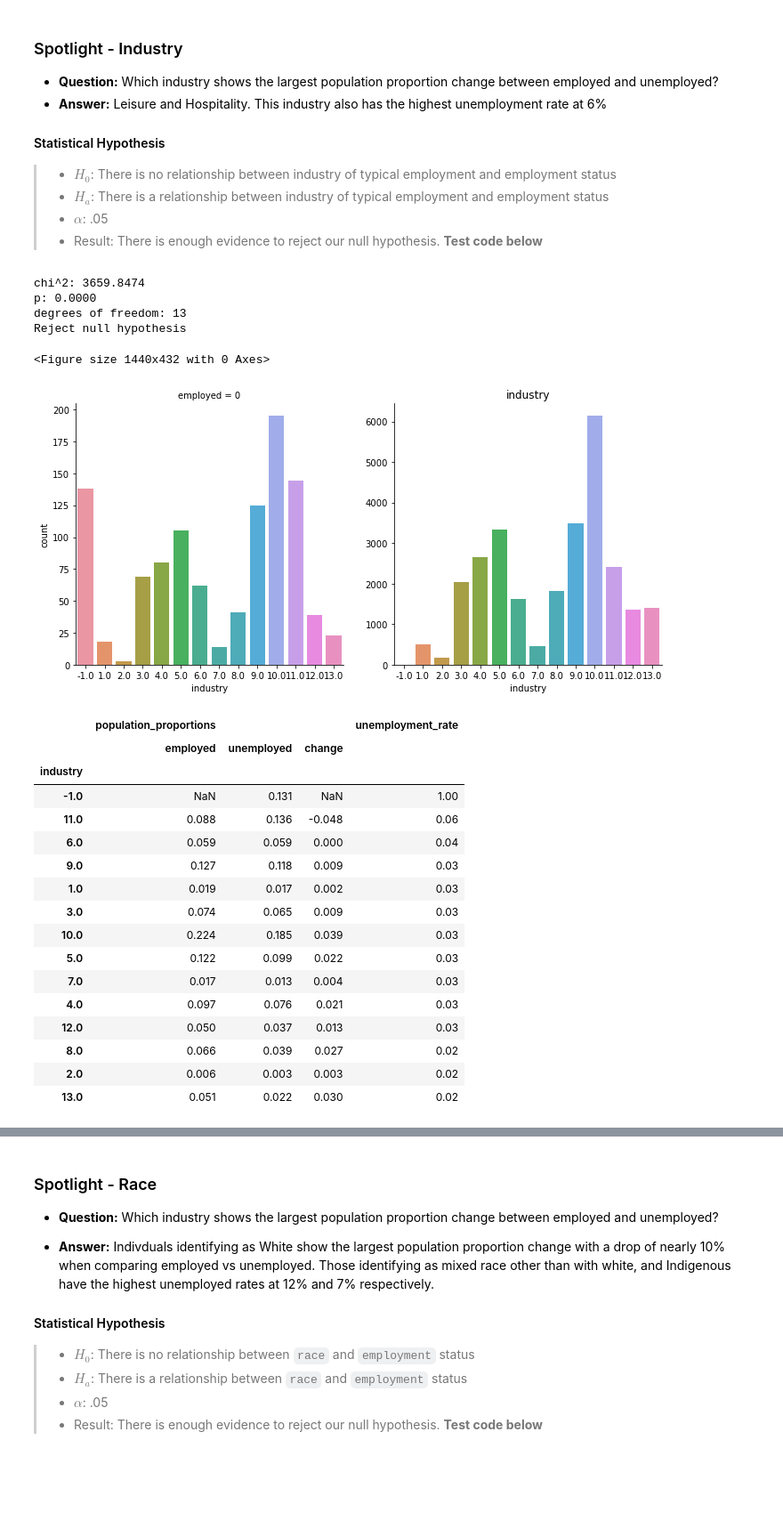
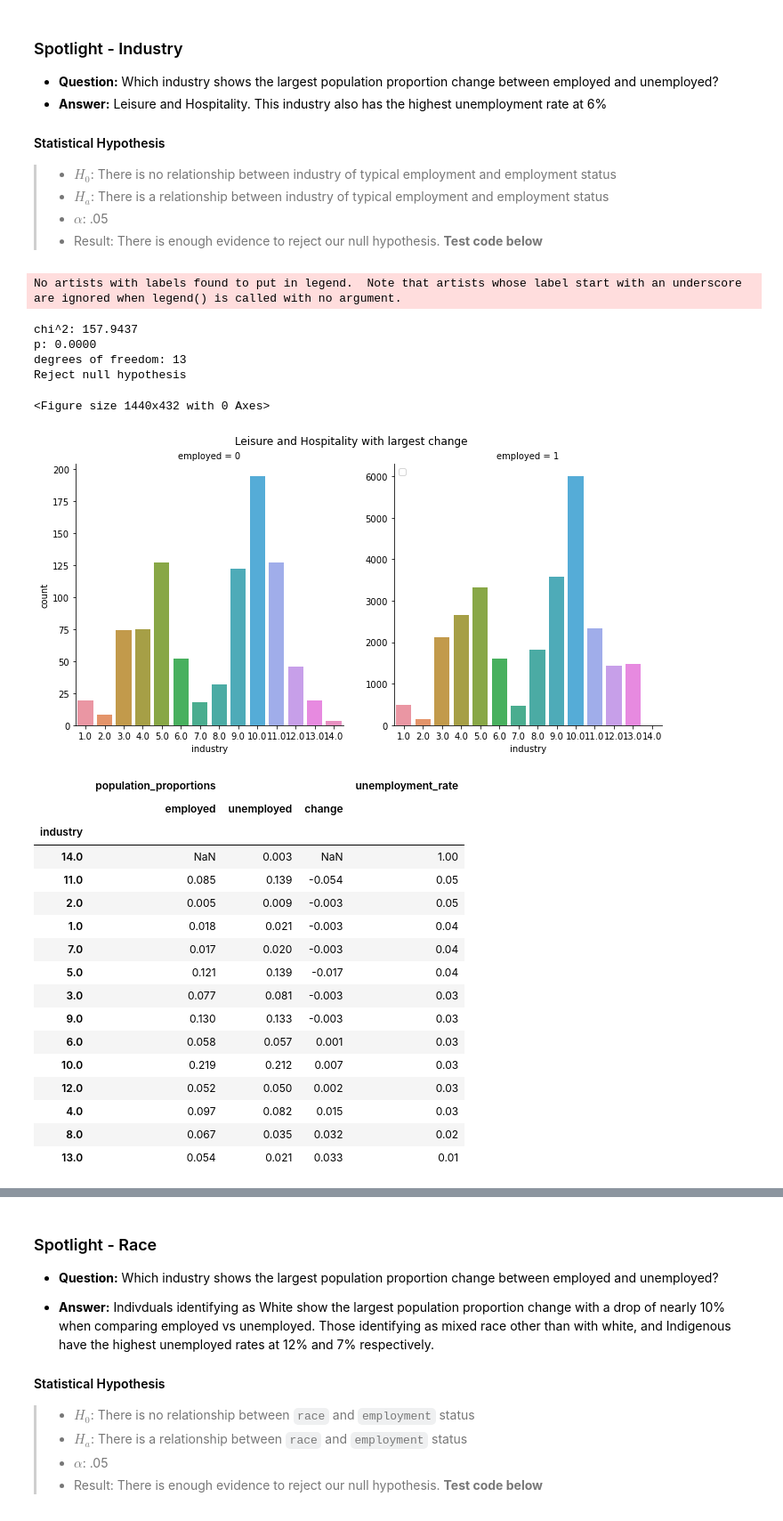
Before and after one commit to joshua-shorterivey/unemployment_project, a Jupyter notebook: Final Report.ipynb, the cells around one changed output, grey strips where cells are left out. Shown: that part at 89% size. Saved outputs shown, nothing was run; the diff lists cells and outputs as text; code cells hidden in the pictures; blank space fills up the shorter version.

```diff
--- a/Final Report.ipynb
+++ b/Final Report.ipynb
@@ -43,5 +48,4 @@ reload()
 # %%
-#calling prepare/acquire functions from module to acruire data subsets
+#calling prepare/acquire functions from module to acquire and split data subsets
 df = wrangle.prep_aug()
-
-train, validate, test, train_scaled, validate_scaled, test_scaled = model.split_scale(df)
+train, validate, test, train_scaled, validate_scaled, test_scaled = wrangle.split_scale(df, 'y')
@@ -75,29 +83,31 @@ See the caveats in the documentation: https://pandas.pydata.org/pandas-docs/stab
 >* ${H_a}$: There is a relationship between industry of typical employment and employment status
 >* ${\alpha}$: .05
 >* Result: There is enough evidence to reject our null hypothesis. **Test code below**
-# %%
-model.spotlight_stats(train, 'industry')
-# %% [output]
-chi^2: 3659.8474
-p: 0.0000
-degrees of freedom: 13
-Reject null hypothesis
-<Figure size 1440x432 with 0 Axes>
-[figure, removed]
-|  | population_proportions |  |  | unemployment_rate |
-|  | employed | unemployed | change |  |
-| industry |  |  |  |  |
-| -1.0 | NaN | 0.131 | NaN | 1.00 |
-| 11.0 | 0.088 | 0.136 | -0.048 | 0.06 |
-| 6.0 | 0.059 | 0.059 | 0.000 | 0.04 |
-| 9.0 | 0.127 | 0.118 | 0.009 | 0.03 |
-| 1.0 | 0.019 | 0.017 | 0.002 | 0.03 |
-| 3.0 | 0.074 | 0.065 | 0.009 | 0.03 |
-| 10.0 | 0.224 | 0.185 | 0.039 | 0.03 |
-| 5.0 | 0.122 | 0.099 | 0.022 | 0.03 |
-| 7.0 | 0.017 | 0.013 | 0.004 | 0.03 |
-| 4.0 | 0.097 | 0.076 | 0.021 | 0.03 |
-| 12.0 | 0.050 | 0.037 | 0.013 | 0.03 |
-| 8.0 | 0.066 | 0.039 | 0.027 | 0.02 |
-| 2.0 | 0.006 | 0.003 | 0.003 | 0.02 |
-| 13.0 | 0.051 | 0.022 | 0.030 | 0.02 |
+# %%
+#calls function to display visuals and results of statistical analysis and testing
+model.spotlight_stats(train, 'industry', 'Leisure and Hospitality with largest change')
+# %% [output]
+No artists with labels found to put in legend.  Note that artists whose label start with an underscore are ignored when legend() is called with no argument.
+chi^2: 157.9437
+p: 0.0000
+degrees of freedom: 13
+Reject null hypothesis
+<Figure size 1440x432 with 0 Axes>
+[figure, added]
+|  | population_proportions |  |  | unemployment_rate |
+|  | employed | unemployed | change |  |
+| industry |  |  |  |  |
+| 14.0 | NaN | 0.003 | NaN | 1.00 |
+| 11.0 | 0.085 | 0.139 | -0.054 | 0.05 |
+| 2.0 | 0.005 | 0.009 | -0.003 | 0.05 |
+| 1.0 | 0.018 | 0.021 | -0.003 | 0.04 |
+| 7.0 | 0.017 | 0.020 | -0.003 | 0.04 |
+| 5.0 | 0.121 | 0.139 | -0.017 | 0.04 |
+| 3.0 | 0.077 | 0.081 | -0.003 | 0.03 |
+| 9.0 | 0.130 | 0.133 | -0.003 | 0.03 |
+| 6.0 | 0.058 | 0.057 | 0.001 | 0.03 |
+| 10.0 | 0.219 | 0.212 | 0.007 | 0.03 |
+| 12.0 | 0.052 | 0.050 | 0.002 | 0.03 |
+| 4.0 | 0.097 | 0.082 | 0.015 | 0.03 |
+| 8.0 | 0.067 | 0.035 | 0.032 | 0.02 |
+| 13.0 | 0.054 | 0.021 | 0.033 | 0.01 |
```
Also changed, not shown: parts of 30 cells of this notebook, 6 other files.
